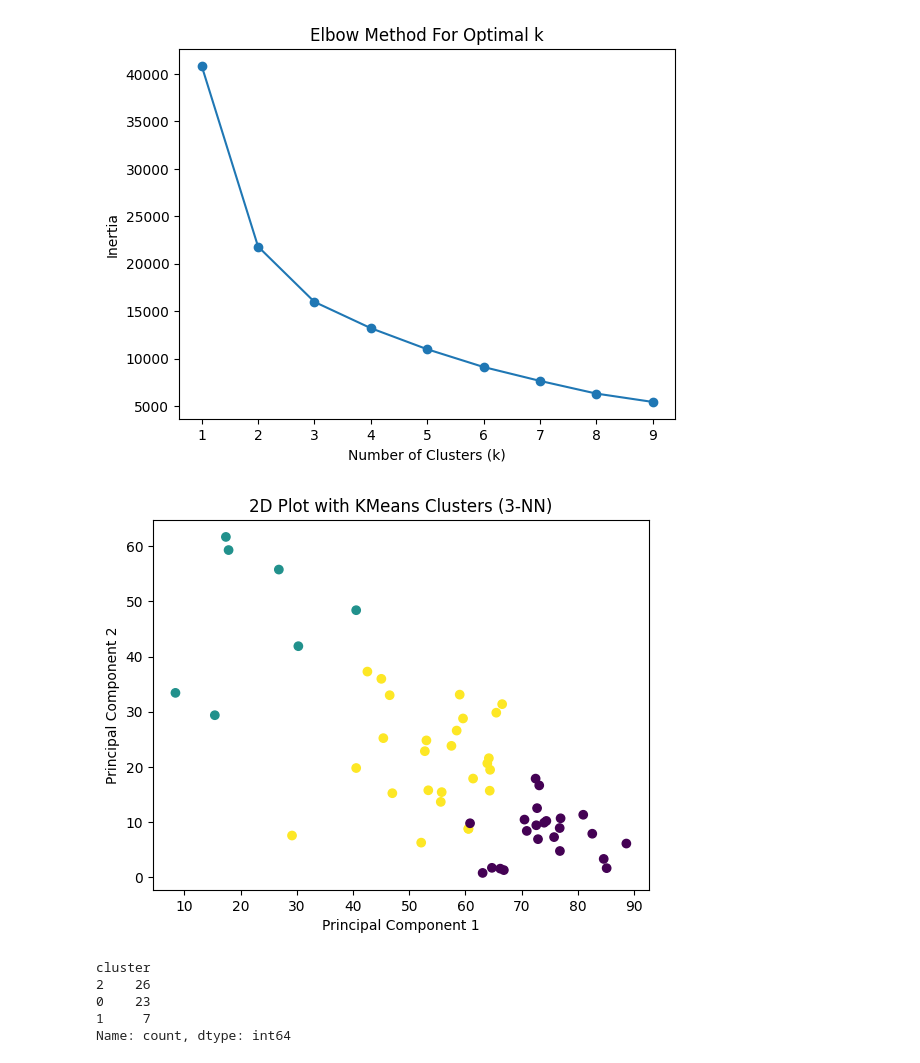
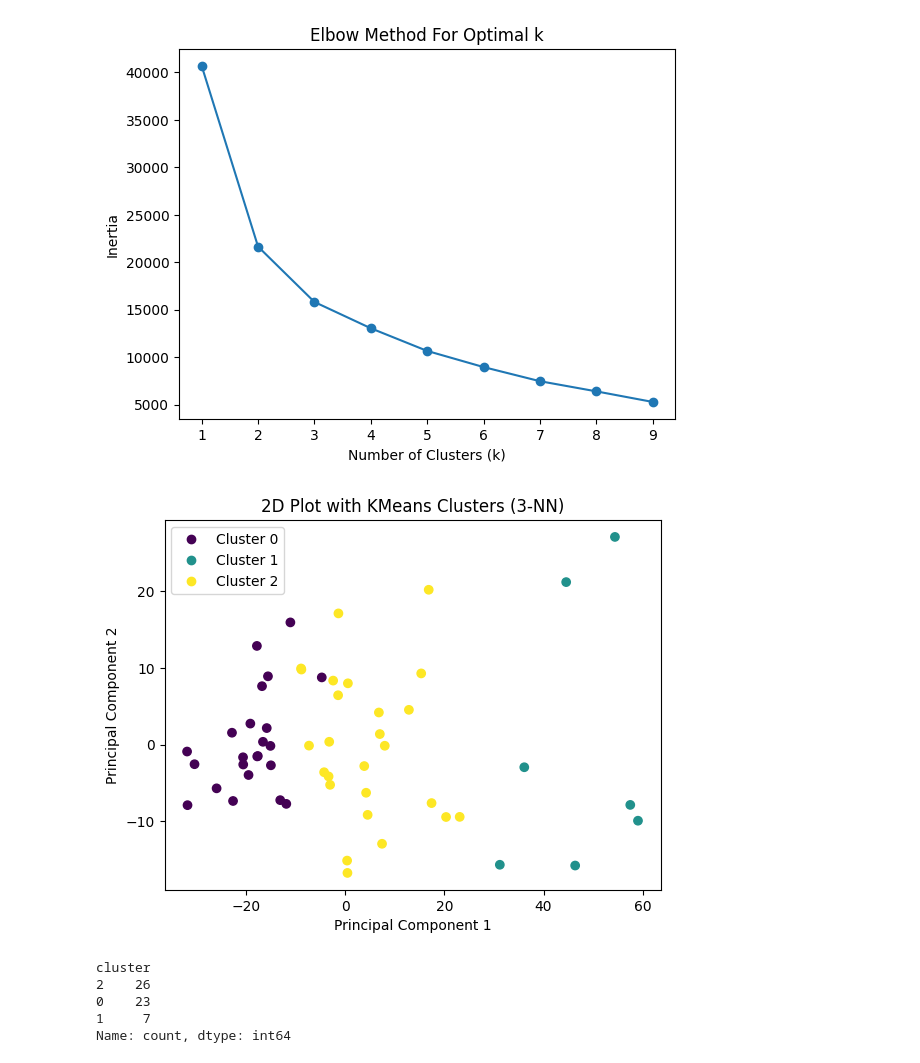
Before and after one commit to alexandraglz/BitsxlaMarato_fertilitat, a Jupyter notebook: analysis/pylum_clusters.ipynb, the cells around one changed output. Drawn from its saved outputs; the diff is of its cells as text; code cells hidden in the pictures.

```diff
--- a/analysis/pylum_clusters.ipynb
+++ b/analysis/pylum_clusters.ipynb
@@ -521,3 +526,23 @@ pylum['fertility'] = pylum['Sample ID'].str.split(' ').str[0]
 
 # set fertility to 1 if CON, 0 if UAB
 pylum['fertility'] = np.where(pylum['fertility'] == 'CON', 1, 0)
+# %%
+features = pylum.iloc[:, 1:]
+
+# Apply PCA
+pca = PCA()
+pca.fit(features)
+
+# Plot the explained variance ratio
+plt.plot(range(1, len(pca.explained_variance_ratio_) + 1),
+         np.cumsum(pca.explained_variance_ratio_), marker='o')
+plt.title('Explained Variance vs. Number of Components')
+plt.xlabel('Number of Components')
+plt.ylabel('Cumulative Explained Variance')
+
+# Add text annotations for each point
+for i, (num_components, explained_variance) in enumerate(zip(range(1, len(pca.explained_variance_ratio_) + 1),
+                                                               np.cumsum(pca.explained_variance_ratio_))):
+    plt.text(num_components, explained_variance, f'({num_components})', ha='left', va='bottom')
+
+plt.show()
@@ -524,3 +551,7 @@ pylum['fertility'] = np.where(pylum['fertility'] == 'CON', 1, 0)
+# %%
+# Apply PCA to reduce dimensionality
+pca = PCA(n_components=6)  # Choose the number based on the explained variance plot
+features_pca = pca.fit_transform(features)
 # %%
 # Initialize a range of k values
 k_values = range(1, 10)
@@ -529,7 +560,7 @@ k_values = range(1, 10)
 inertia = []
 for k in k_values:
     kmeans = KMeans(n_clusters=k, random_state=42)
-    kmeans.fit(pylum.iloc[:, 1:])
+    kmeans.fit(features_pca)
     inertia.append(kmeans.inertia_)
 
 # Plot the elbow curve
@@ -543,19 +574,21 @@ plt.show()
 # %%
 # Fit KMeans clustering on the features
 kmeans = KMeans(n_clusters=3, random_state=42)
-cluster_labels = kmeans.fit_predict(pylum.iloc[:, 1:])
+cluster_labels = kmeans.fit_predict(features_pca)
 
 # Add the cluster labels to the DataFrame
 pylum['cluster'] = cluster_labels
 
 # Plot the 2D data with different colors for each cluster
-plt.scatter(pylum.iloc[:, 1], pylum.iloc[:, 2], c=cluster_labels, cmap='viridis', label='Clusters')
+scatter = plt.scatter(features_pca[:, 0], features_pca[:, 1], c=cluster_labels, cmap='viridis', label='Clusters')
 plt.title('2D Plot with KMeans Clusters (3-NN)')
 plt.xlabel('Principal Component 1')
 plt.ylabel('Principal Component 2')
+plt.legend(handles=scatter.legend_elements()[0],
+           labels=['Cluster 0', 'Cluster 1', 'Cluster 2'])
 plt.show()
 # %% [output]
-[figure, old version]
+[figure, new version]
 # %%
 pylum['cluster'].value_counts()
 # %% [output]
```
Also changed, not shown: parts of 9 cells of this notebook, 2 other files.
